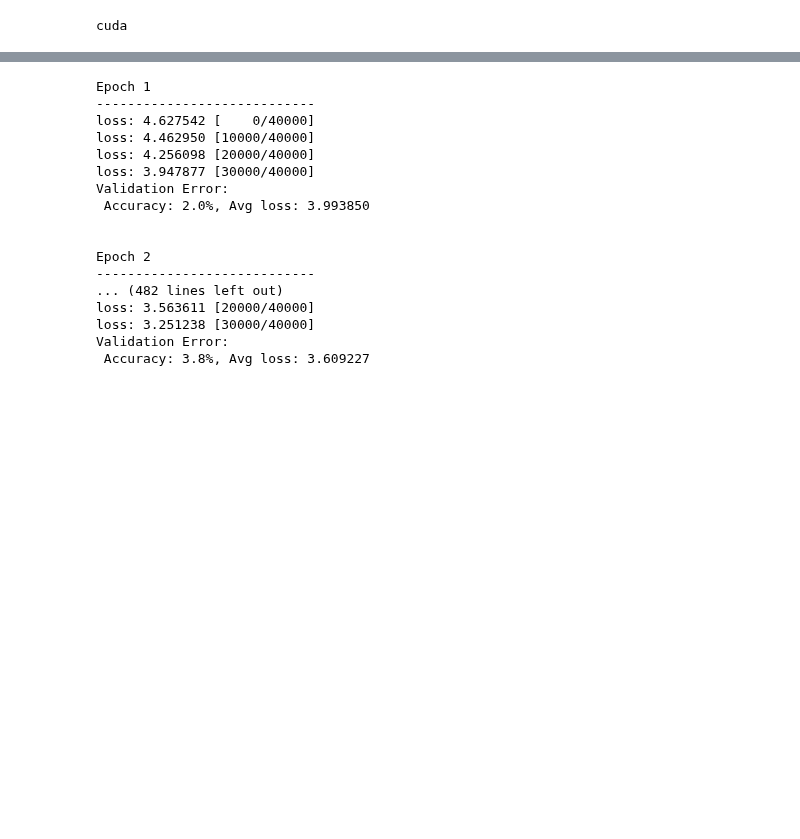
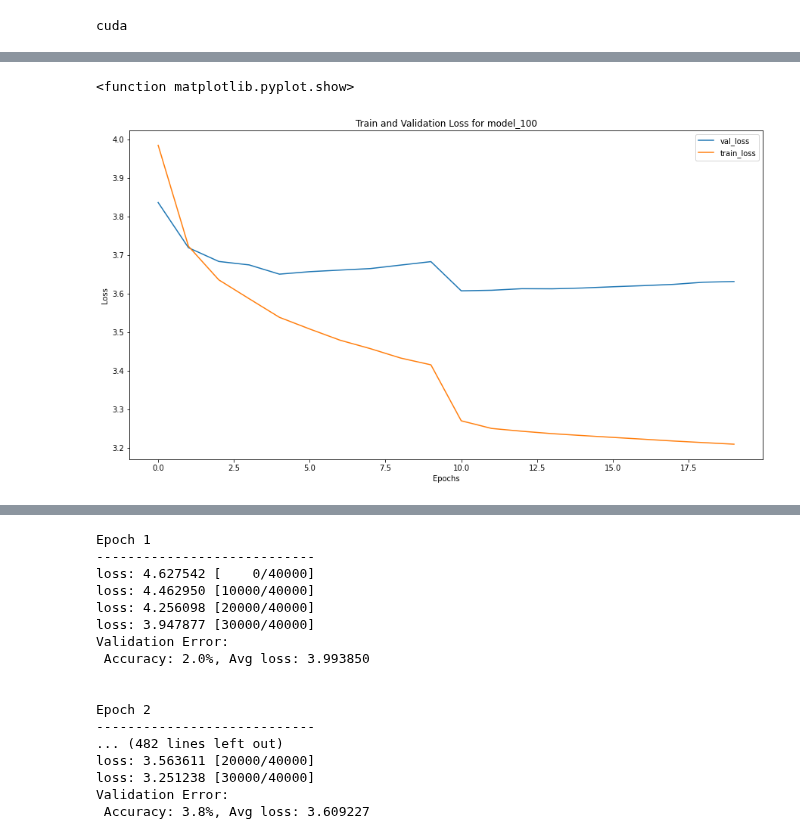
Before and after one commit to malloyca/CSC581B, a Jupyter notebook: Final Project/linear_model.ipynb, the cells around one changed output, grey strips where cells are left out. Saved outputs shown, nothing was run; the diff lists cells and outputs as text; code cells hidden in the pictures; blank space fills up the shorter version.

Commit message:
Update visualizations, lr

```diff
--- a/Final Project/linear_model.ipynb
+++ b/Final Project/linear_model.ipynb
@@ -137 +158,18 @@ def train(dataloader, model, loss_fn, optimizer):
+# %%
+# Validation function
+def validation(dataloader, batch_size, model, loss_fn):
+  num_batches = len(dataloader)
+  size = num_batches * batch_size
+  model.eval()
+  val_loss, num_correct = 0, 0
+  with torch.no_grad():
+    for X, y in dataloader:
+      X, y = X.to(device), y.to(device)
+      pred = model(X)
+      val_loss += loss_fn(pred, y).item()
+      num_correct += (pred.argmax(1) == y).type(torch.float).sum().item()
+  val_loss /= num_batches
+  accuracy = num_correct / size
+  print(f"Validation Error: \n Validation accuracy: {(100 * accuracy):>0.1f}%, Validation loss: {val_loss:>8f} \n")
+  return val_loss, accuracy
 # %%
@@ -154,2 +258,2 @@ def test(dataloader, model, loss_fn):
 # %%
-n_epochs = 50
+n_epochs = 20
@@ -241,17 +276,17 @@ loss_fn = nn.CrossEntropyLoss()
 # Optimizer
 optimizer_100 = torch.optim.SGD(model_100.parameters(), lr=1e-1)
 optimizer_500 = torch.optim.SGD(model_500.parameters(), lr=1e-1)
-optimizer_1000 = torch.optim.SGD(model_1000.parameters(), lr=5e-2)
-optimizer_2500 = torch.optim.SGD(model_2500.parameters(), lr=1e-1)
+optimizer_1000 = torch.optim.SGD(model_1000.parameters(), lr=1e-1)
+optimizer_2000 = torch.optim.SGD(model_2000.parameters(), lr=1e-1)
 
 # Learning rate schedulers
-scheduler_100 = StepLR(optimizer_100, step_size=15, gamma=0.1)
-scheduler_500 = StepLR(optimizer_500, step_size=15, gamma=0.1)
-scheduler_1000 = StepLR(optimizer_1000, step_size=20, gamma=0.25)
-scheduler_2500 = StepLR(optimizer_2500, step_size=15, gamma=0.1)
+scheduler_100 = torch.optim.lr_scheduler.StepLR(optimizer_100, step_size=10, gamma=0.1)
+scheduler_500 = torch.optim.lr_scheduler.StepLR(optimizer_500, step_size=10, gamma=0.1)
+scheduler_1000 = torch.optim.lr_scheduler.StepLR(optimizer_1000, step_size=10, gamma=0.1)
+scheduler_2000 = torch.optim.lr_scheduler.StepLR(optimizer_2000, step_size=10, gamma=0.1)
 # %%
-training_loop(n_epochs, model_100, train_dataloader, valid_dataloader,
-              loss_fn, optimizer_100, scheduler=scheduler_100, early_stopping=False, patience=10)
+train_loss, train_accuracy, val_loss, val_accuracy = training_loop(n_epochs, model_100, train_dataloader, valid_dataloader,
+              batch_size, loss_fn, optimizer_100, scheduler=scheduler_100, early_stopping=False, patience=10)
 # %% [output]
 Epoch 1
 ----------------------------
@@ -260,0 +308,12 @@ KeyboardInterrupt: ignored
+# %%
+plt.figure(figsize=(15,8))
+plt.title(f"Train and Validation Loss for {model_100.name}")
+plt.plot(val_loss, label="val_loss")
+plt.plot(train_loss, label="train_loss")
+plt.xlabel("Epochs")
+plt.ylabel("Loss")
+plt.legend()
+plt.show
+# %% [output]
+<function matplotlib.pyplot.show>
+[figure, added]
```
Also changed, not shown: parts of 23 cells of this notebook.
